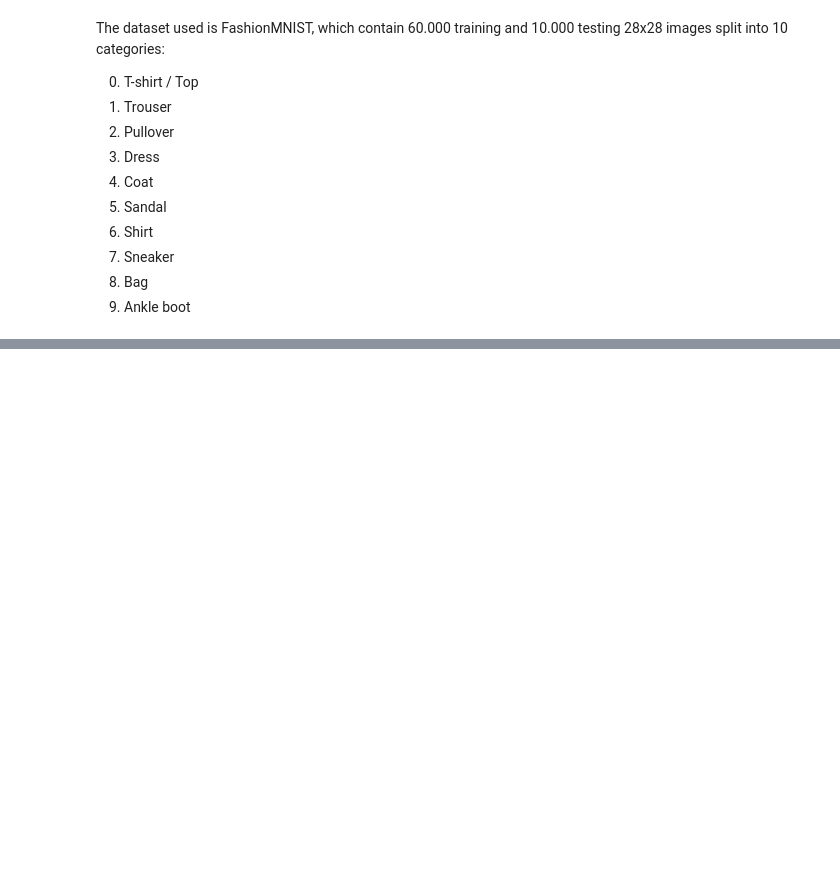
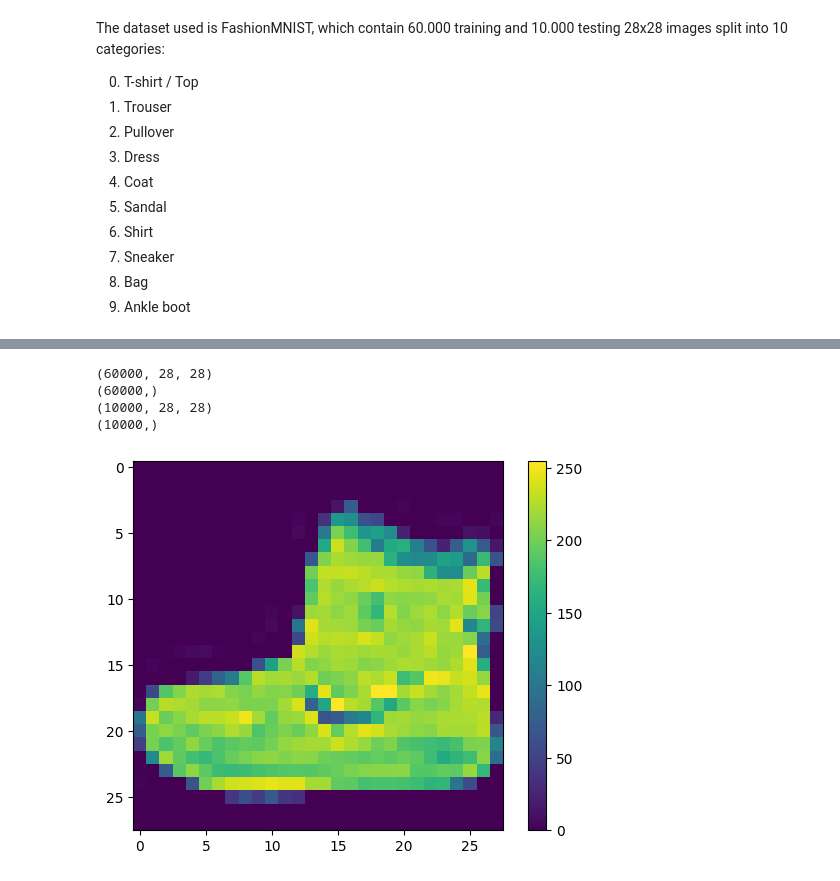
Before and after one commit to ifigeneiamanolou/Wardrobe, a Jupyter notebook: backend/notebooks/categoryItem.ipynb, the cells around one changed output, grey strips where cells are left out. Drawn from its saved outputs; the diff is of its cells as text; code cells hidden in the pictures; blank space fills up the shorter version.

```diff
--- a/backend/notebooks/categoryItem.ipynb
+++ b/backend/notebooks/categoryItem.ipynb
@@ -32,0 +60,18 @@ dataset = tf.keras.datasets.fashion_mnist
+# %%
+print(train_images.shape)
+print(train_labels.shape)
+print(test_images.shape)
+print(test_labels.shape)
+# %% [output]
+(60000, 28, 28)
+(60000,)
+(10000, 28, 28)
+(10000,)
+# %%
+plt.figure()
+plt.imshow(train_images[0])
+plt.colorbar()
+plt.grid(False)
+plt.show()
+# %% [output]
+[figure, added]
```
Also changed, not shown: parts of 21 cells of this notebook.
